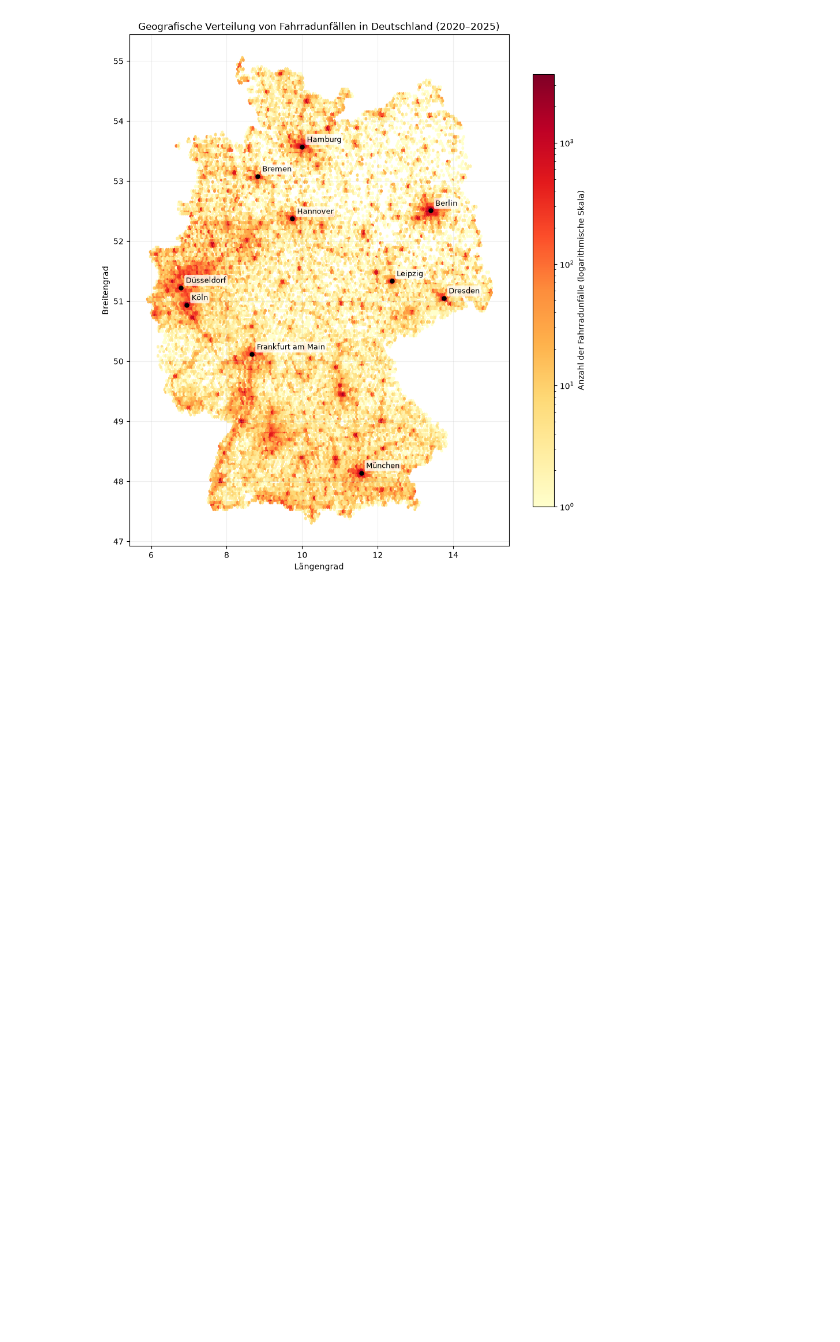
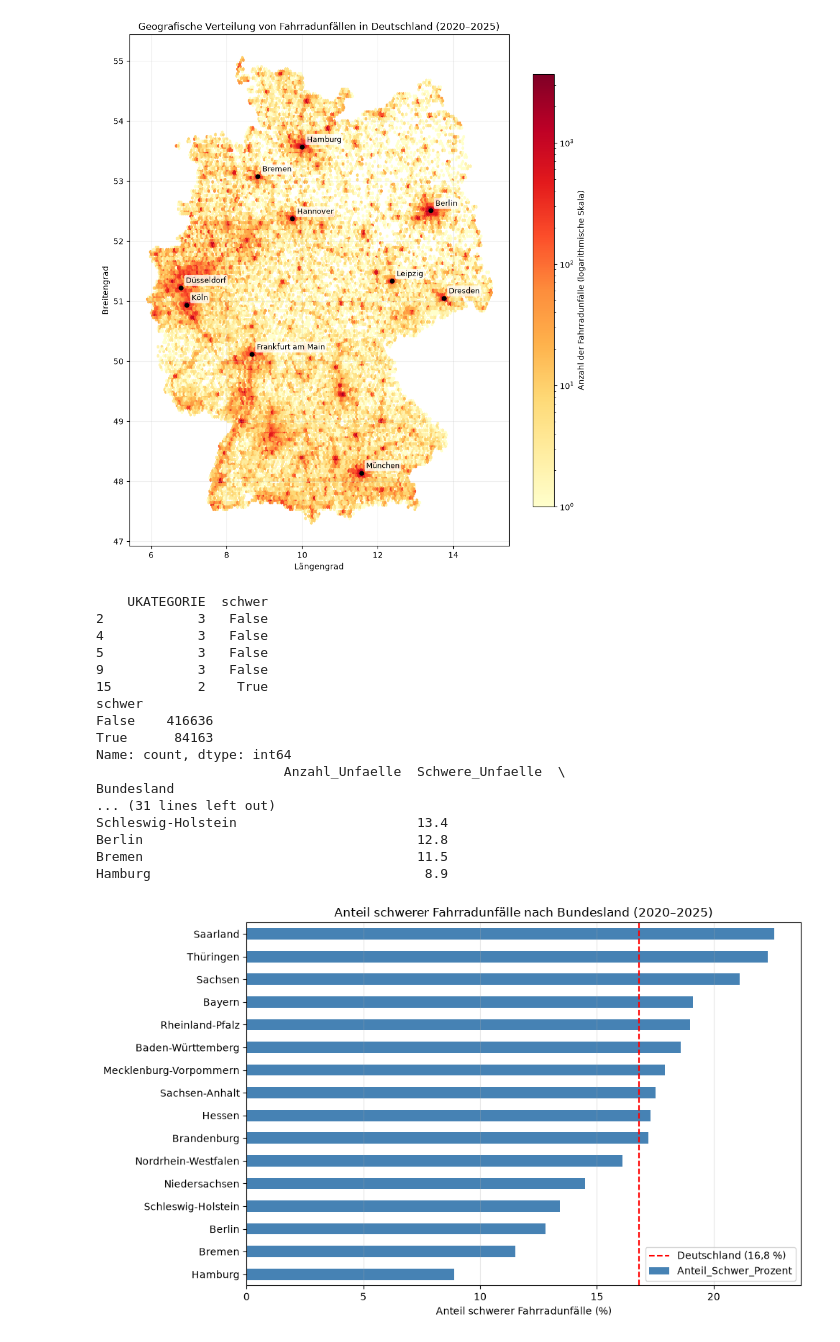
Before and after one commit to RogovaNatalia/Unfallorte_Projekt, a Jupyter notebook: analyse.ipynb, the cells around one changed output. Saved outputs shown, nothing was run; the diff lists cells and outputs as text; code cells hidden in the pictures; blank space fills up the shorter version.

```diff
--- a/analyse.ipynb
+++ b/analyse.ipynb
@@ -564,3 +564,67 @@ ax.grid(alpha=0.2)
 plt.tight_layout();
 # %% [output]
 [figure]
+# %%
+
+# 2.3 Anteil schwerer Fahrradunfälle nach Region
+
+# Schwere Fahrradunfälle kennzeichnen
+df_rad["schwer"] = df_rad["UKATEGORIE"].isin([1, 2])
+
+# Ergebnis prüfen
+print(df_rad[["UKATEGORIE", "schwer"]].head())
+print(df_rad["schwer"].value_counts(dropna=False))
+
+
+# Anteil schwerer Fahrradunfälle nach Bundesland berechnen
+
+anteil_bundesland = (
+    df_rad.groupby("Bundesland")
+    .agg(
+        Anzahl_Unfaelle=("schwer", "size"),
+        Schwere_Unfaelle=("schwer", "sum"),
+        Anteil_Schwer_Prozent=("schwer", "mean"),
+    )
+)
+
+anteil_bundesland["Anteil_Schwer_Prozent"] *= 100
+
+anteil_bundesland = anteil_bundesland.round(1)
+anteil_bundesland = anteil_bundesland.sort_values(
+    "Anteil_Schwer_Prozent", ascending=False
+)
+
+print(anteil_bundesland)
+
+
+anteil_de = df_rad["schwer"].mean() * 100
+
+fig, ax = plt.subplots(figsize=(10, 6))
+anteil_bundesland["Anteil_Schwer_Prozent"].sort_values().plot(kind="barh", ax=ax, color="steelblue")
+ax.axvline(anteil_de, color="red", linestyle="--",
+           label=f"Deutschland ({anteil_de:.1f} %)".replace(".", ","))
+ax.set_xlabel("Anteil schwerer Fahrradunfälle (%)")
+ax.set_ylabel("")
+ax.set_title("Anteil schwerer Fahrradunfälle nach Bundesland (2020–2025)")
+ax.grid(axis="x", alpha=0.3)
+ax.legend()
+plt.tight_layout();
+# %% [output]
+    UKATEGORIE  schwer
+2            3   False
+4            3   False
+5            3   False
+9            3   False
+15           2    True
+schwer
+False    416636
+True      84163
+Name: count, dtype: int64
+                        Anzahl_Unfaelle  Schwere_Unfaelle  \
+Bundesland
+... (31 lines left out)
+Schleswig-Holstein                       13.4
+Berlin                                   12.8
+Bremen                                   11.5
+Hamburg                                   8.9
+[figure, added]
```
Also changed, not shown: parts of 9 cells of this notebook.
